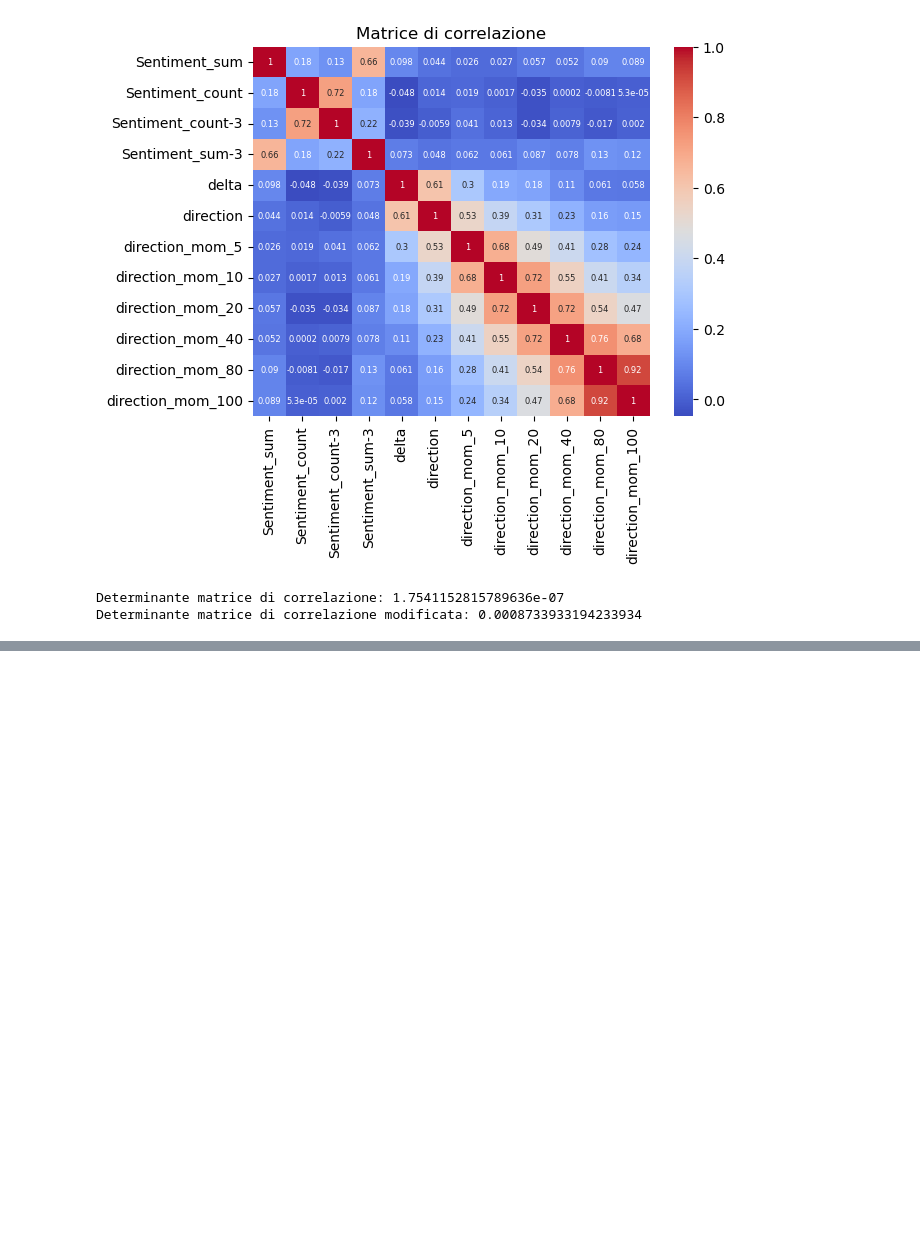
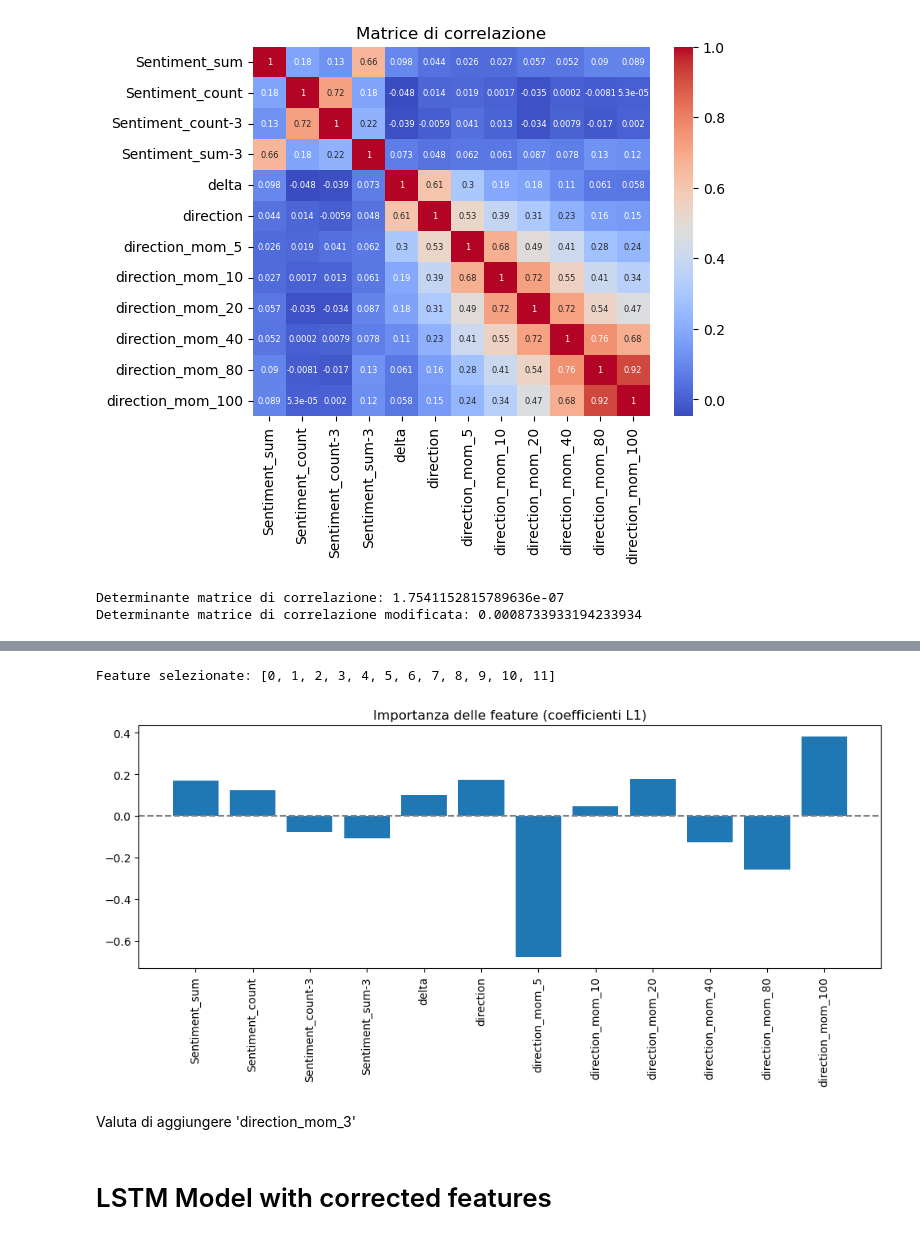
Before and after one commit to Orbmad/Subtle_Stock_Market_Prediction, a Jupyter notebook: kr_direction_sentiment.ipynb, the cells around one changed output, grey strips where cells are left out. Cells and saved outputs as stored; diff of their text form; code cells hidden in the pictures; blank space fills up the shorter version.

```diff
--- a/kr_direction_sentiment.ipynb
+++ b/kr_direction_sentiment.ipynb
@@ -153,0 +156,16 @@ Determinante matrice di correlazione modificata: 0.0008733933194233934
+# %%
+corr_X_train, y_train = corrected_input.iloc[:int(len(input)*train_pct), :], target.iloc[:int(len(input)*train_pct), :]
+corr_X_test, y_test = corrected_input.iloc[int(len(input)*train_pct):, :], target.iloc[int(len(input)*train_pct):, :]
+
+lasso2 = Pipeline([
+    ('scaler', StandardScaler()),
+    ('lasso', LogisticRegression(penalty='l1',
+                                solver='saga',
+                                C=1,
+                                max_iter=1000))
+])
+
+lasso2.fit(corr_X_train, y_train)
+
+y_train_pred = lasso2.predict(corr_X_train)
+y_test_pred = lasso2.predict(corr_X_test)
@@ -153,0 +198,24 @@ Determinante matrice di correlazione modificata: 0.0008733933194233934
+# %%
+feature_analyzer = lasso2.named_steps['lasso']
+coefs = feature_analyzer.coef_[0]
+selected = [i for i, w in enumerate(coefs) if w != 0]
+
+print("Feature selezionate:", selected)
+
+feature_names = corr_X_train.columns if hasattr(corr_X_train, 'columns') else [f"f{i}" for i in range(corr_X_train.shape[1])]
+coefs = feature_analyzer.coef_[0]
+
+plt.figure(figsize=(10, 5))
+plt.bar(feature_names, coefs)
+plt.axhline(0, color='gray', linestyle='--')
+plt.xticks(rotation=90)
+plt.title("Importanza delle feature (coefficienti L1)")
+plt.tight_layout()
+plt.show()
+# %% [output]
+Feature selezionate: [0, 1, 2, 3, 4, 5, 6, 7, 8, 9, 10, 11]
+[figure, added]
+# %% [markdown]
+Valuta di aggiungere 'direction_mom_3'
+# %% [markdown]
+# LSTM Model with corrected features
```
Also changed, not shown: parts of 8 cells of this notebook.
